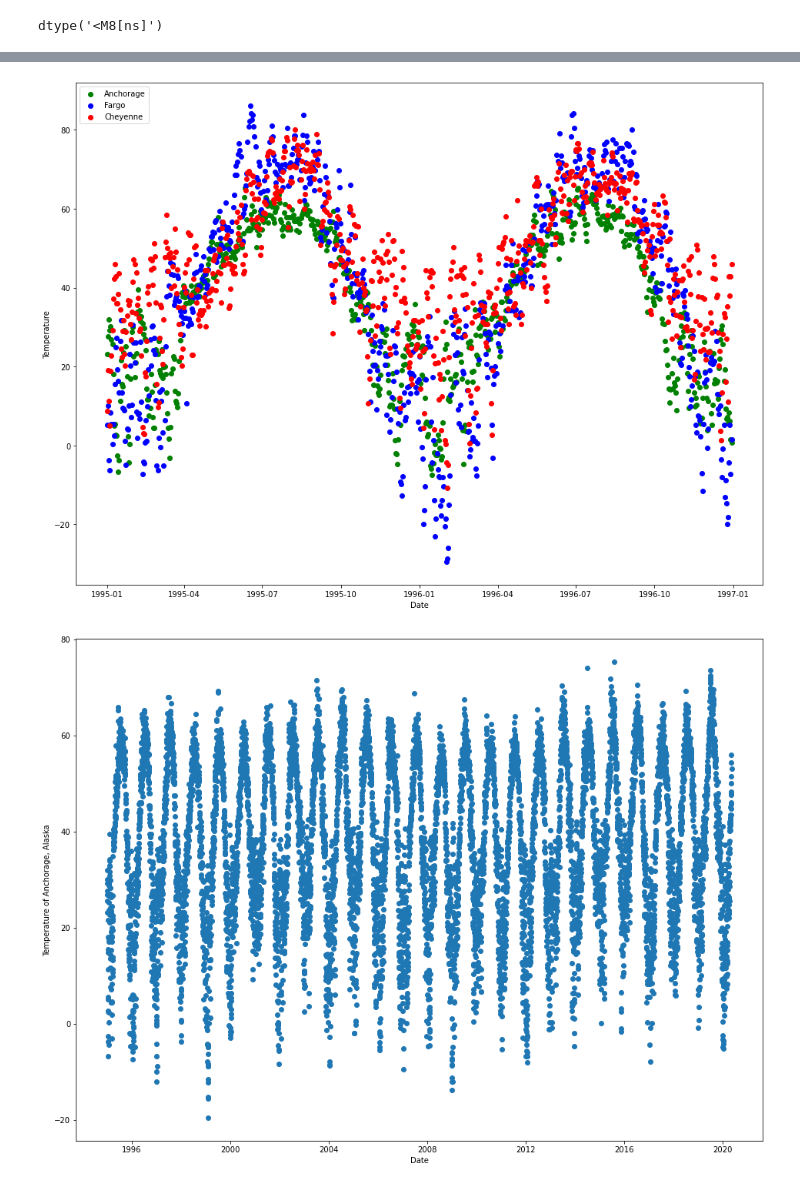
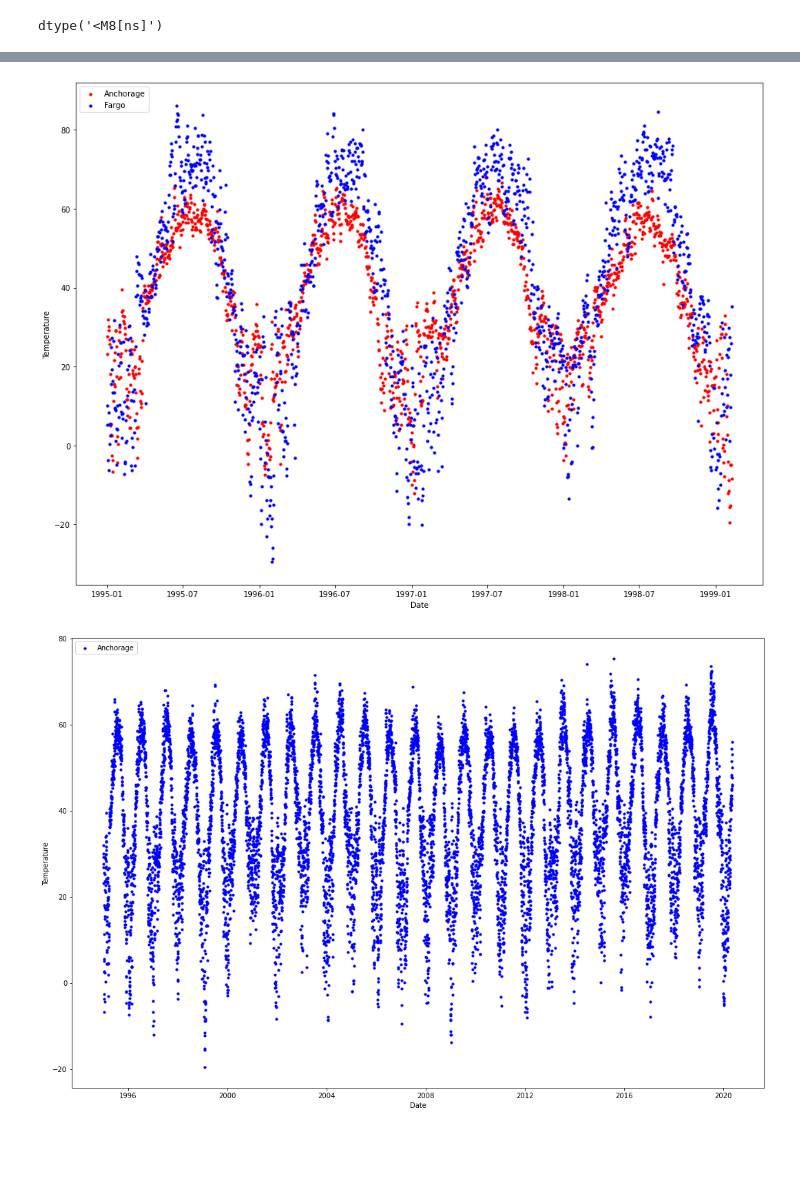
Before and after one commit to nshang88/Capstone-Projects, a Jupyter notebook: Climate_change.ipynb, the cells around one changed output, grey strips where cells are left out. Cells and saved outputs as stored; diff of their text form; code cells hidden in the pictures; blank space fills up the shorter version.

```diff
--- a/Climate_change.ipynb
+++ b/Climate_change.ipynb
@@ -180,20 +159,20 @@ climate_data.head()
 #Show the data on graph to make sure there is no outliers.
 # %%
 fig, ax = plt.subplots(figsize=(16,12))
-plt.scatter(climate_data.index [0:730],climate_data['AK_Anchorage_Temp'][0:730], c='g',label='Anchorage' )
-plt.scatter(climate_data.index [0:730],climate_data['ND_Fargo_Temp'][0:730],c='b',label='Fargo' )
-plt.scatter(climate_data.index [0:730],climate_data['Wyoming_Cheyenne_Temp'][0:730],c='r',label='Cheyenne' )
+plt.scatter(climate_data.index[0:1500],climate_data['AK_Anchorage_Temp'][0:1500], s=10, c='r',label='Anchorage' )
+plt.scatter(climate_data.index[0:1500],climate_data['ND_Fargo_Temp'][0:1500],s=10, c='b',label='Fargo' )
 ax.set_xlabel('Date')
 ax.set_ylabel('Temperature')
 plt.legend(loc='upper left')
 plt.show()
 # %% [output]
-[figure, old version]
+[figure, new version]
 # %%
-fig, ax = plt.subplots(figsize=(16,12))
-ax.scatter(climate_data.index ,climate_data['AK_Anchorage_Temp'])
+fig, ax = plt.subplots(figsize=(18,12))
+ax.scatter(climate_data.index ,climate_data['AK_Anchorage_Temp'],s=10, c='b', label='Anchorage')
 ax.set_xlabel('Date')
-ax.set_ylabel('Temperature of Anchorage, Alaska')
+ax.set_ylabel('Temperature')
+plt.legend(loc='upper left')
 plt.show()
 # %% [output]
-[figure, old version]
+[figure, new version]
```
Also changed, not shown: parts of 17 cells of this notebook.
